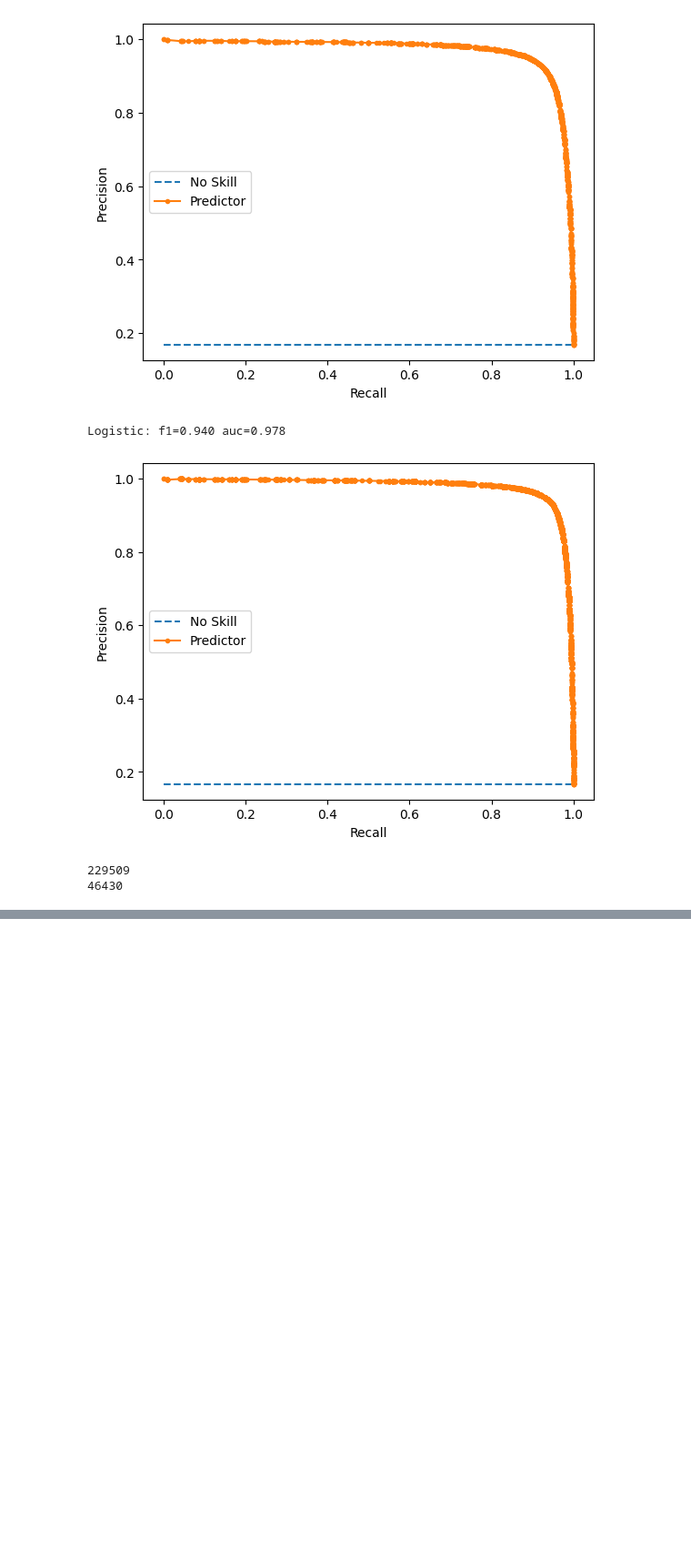
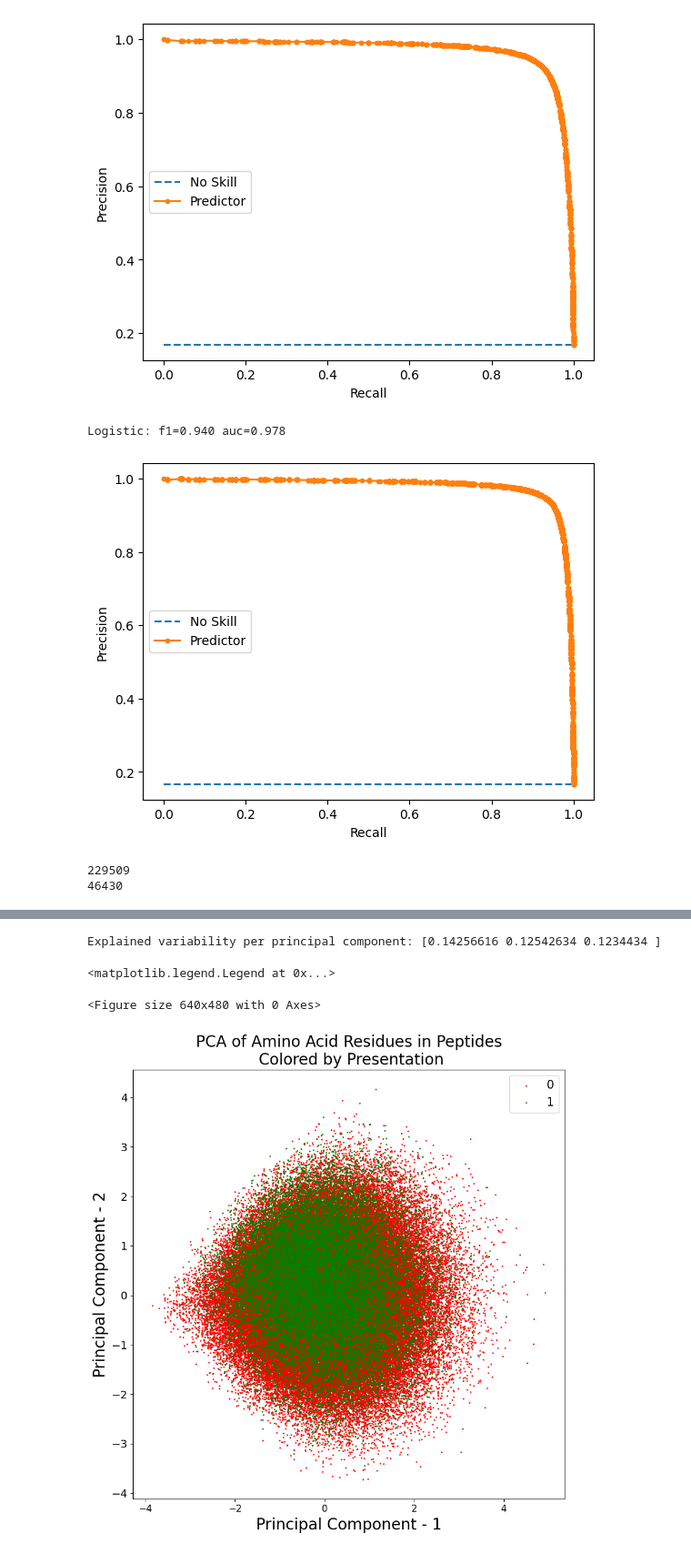
Before and after one commit to jrouhana/MHC_Class_I_Playground, a Jupyter notebook: notebooks/load_and_use_model.ipynb, the cells around one changed output, grey strips where cells are left out. Shown at 91% size. Drawn from its saved outputs; the diff is of its cells as text; code cells hidden in the pictures; blank space fills up the shorter version.

```diff
--- a/notebooks/load_and_use_model.ipynb
+++ b/notebooks/load_and_use_model.ipynb
@@ -521,0 +528,24 @@ test_dset['input_ids'][0]
+# %%
+import pandas as pd
+from sklearn.preprocessing import StandardScaler
+from sklearn.decomposition import PCA
+
+run_pca_df = pd.DataFrame({1: ninemer_df['peptide'].apply(lambda x: x[0]),
+                  2: ninemer_df['peptide'].apply(lambda x: x[1]),
+                  3: ninemer_df['peptide'].apply(lambda x: x[2]),
+                  4: ninemer_df['peptide'].apply(lambda x: x[3]),
+                  5: ninemer_df['peptide'].apply(lambda x: x[4]),
+                  6: ninemer_df['peptide'].apply(lambda x: x[5]),
+                  7: ninemer_df['peptide'].apply(lambda x: x[6]),
+                  8: ninemer_df['peptide'].apply(lambda x: x[7]),
+                  9: ninemer_df['peptide'].apply(lambda x: x[8]),
+             })
+
+features = run_pca_df.values
+x = StandardScaler().fit_transform(features) # normalizing the features
+
+pca_run = PCA(n_components=3)
+pca_aas = pca_run.fit_transform(x)
+
+pca_df = pd.DataFrame(data = pca_aas
+             , columns = ['pc1', 'pc2', 'pc3'])
@@ -521,0 +568,26 @@ test_dset['input_ids'][0]
+# %%
+print('Explained variability per principal component: {}'.format(pca_run.explained_variance_ratio_))
+# %% [output]
+Explained variability per principal component: [0.14256616 0.12542634 0.1234434 ]
+# %%
+ninemer_df.reset_index(drop=True, inplace=True)
+
+plt.figure()
+plt.figure(figsize=(10,10))
+plt.xticks(fontsize=12)
+plt.yticks(fontsize=14)
+plt.xlabel('Principal Component - 1',fontsize=20)
+plt.ylabel('Principal Component - 2',fontsize=20)
+plt.title("PCA of Amino Acid Residues in Peptides\n Colored by Presentation",fontsize=20)
+targets = [0, 1]
+colors = ['r', 'g']
+for target, color in zip(targets,colors):
+    indicesToKeep = ninemer_df['labels'] == target
+    plt.scatter(pca_df.loc[indicesToKeep, 'pc1'],
+                pca_df.loc[indicesToKeep, 'pc2'], c = color, s = 1)
+
+plt.legend(targets,prop={'size': 15})
+# %% [output]
+<matplotlib.legend.Legend at 0x...>
+<Figure size 640x480 with 0 Axes>
+[figure, added]
```
Also changed, not shown: parts of 18 cells of this notebook, 1 other file.
